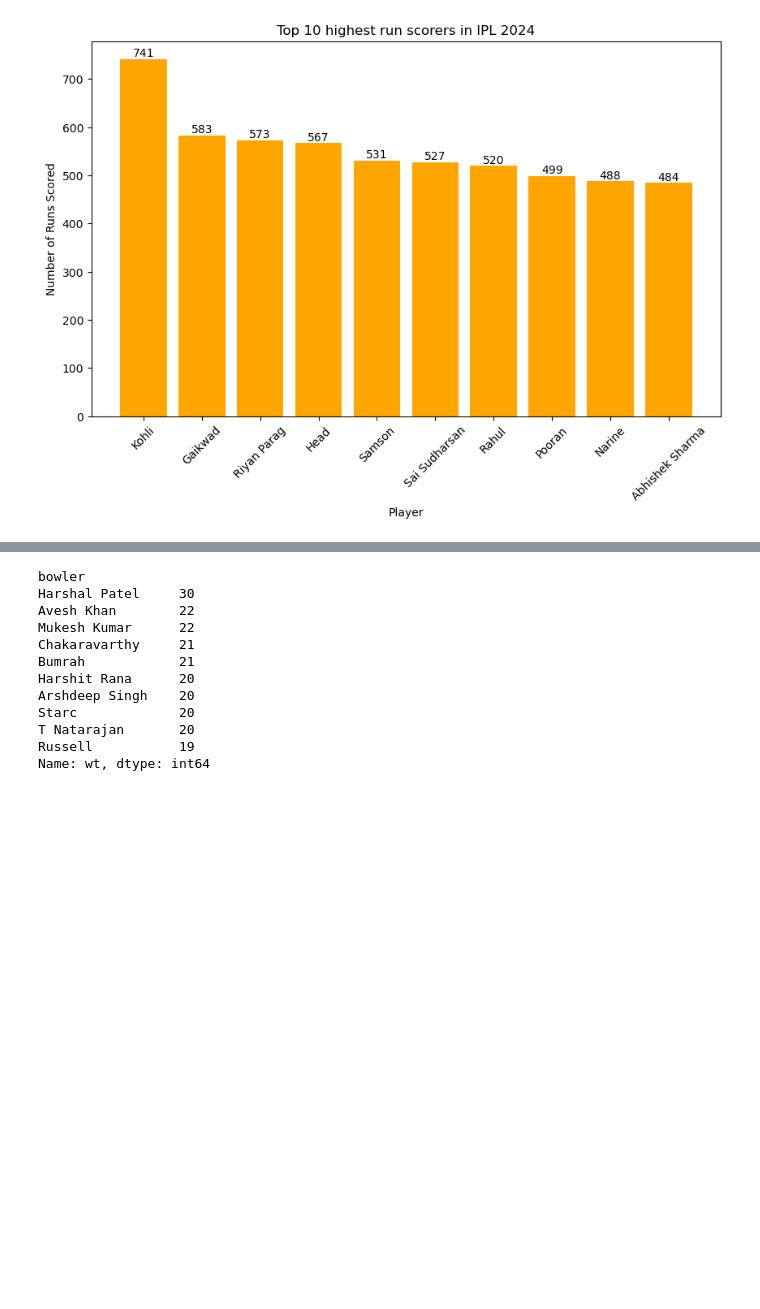
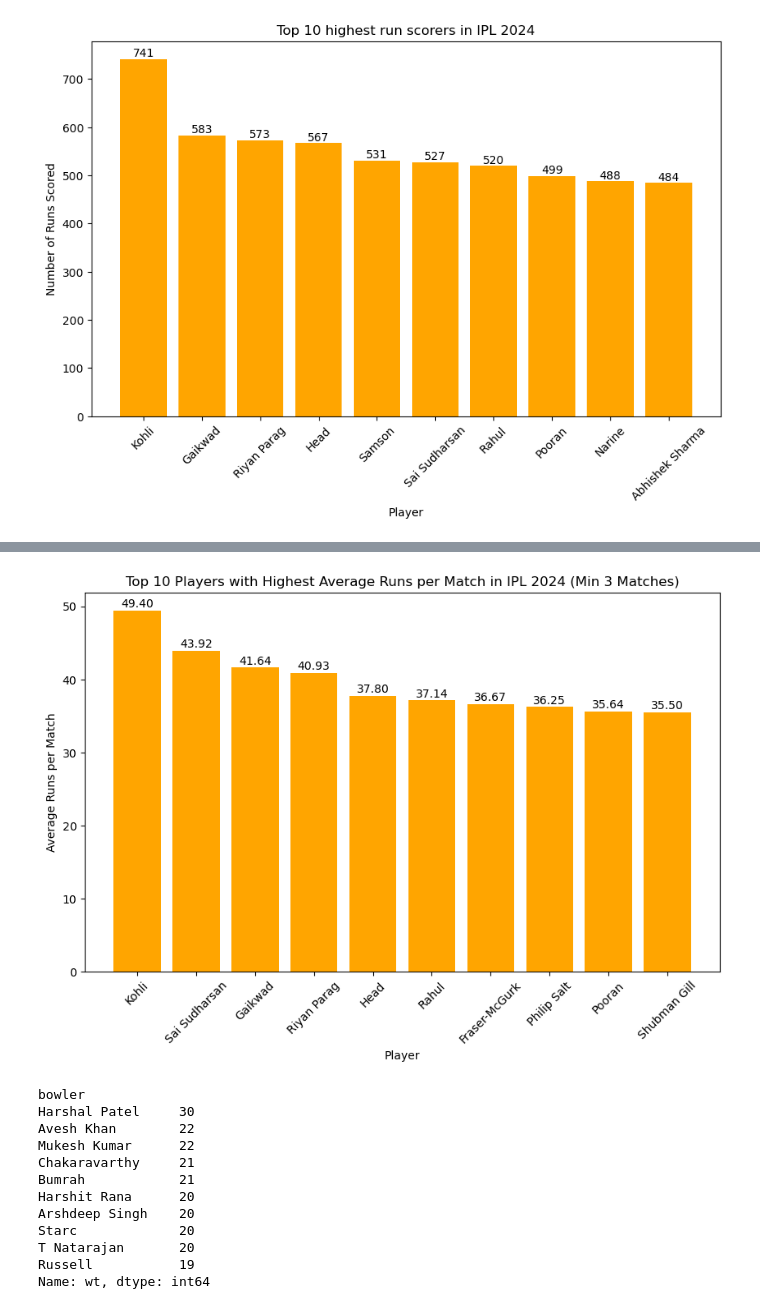
Before and after one commit to ayianshariff2/projects, a Jupyter notebook: IPL 2024 Analysis Project.ipynb, the cells around one changed output, grey strips where cells are left out. Saved outputs shown, nothing was run; the diff lists cells and outputs as text; code cells hidden in the pictures; blank space fills up the shorter version.

```diff
--- a/IPL 2024 Analysis Project.ipynb
+++ b/IPL 2024 Analysis Project.ipynb
@@ -295,3 +295,9 @@ for bar in bars:
 plt.show()
 # %% [output]
 [figure]
+# %%
+#Top 10 Players with Highest Average Runs per Match in IPL 2024 (Min 3 Matches)
+mp = df.groupby('striker')['match_no'].nunique()
+es = mp[mp >= 3]
+tp = df.groupby('striker')['runs_of_bat'].sum()
+(tp[es.index] / es).sort_values(ascending=False).head(10)
@@ -298,3 +317,16 @@ plt.show()
+# %%
+plt.figure(figsize=(10, 6))
+bars = plt.bar((tp[es.index] / es).sort_values(ascending=False).head(10).index, (tp[es.index] / es).sort_values(ascending=False).head(10).values, color = 'orange')
+plt.xlabel('Player')
+plt.ylabel('Average Runs per Match')
+plt.title('Top 10 Players with Highest Average Runs per Match in IPL 2024 (Min 3 Matches)')
+plt.xticks(rotation=45)
+for bar in bars:
+    yval = bar.get_height()
+    plt.text(bar.get_x() + bar.get_width() / 2, yval + 0.1, f'{yval:.2f}', ha='center', va='bottom')
+plt.show()
+# %% [output]
+[figure, added]
 # %%
 #Which bowlers took the most wickets including runouts and obstructing the field
 df['wt'] = df['wicket_type'].apply(lambda x: 0 if pd.isna(x) else 1)
```
Also changed, not shown: parts of 2 cells of this notebook.
